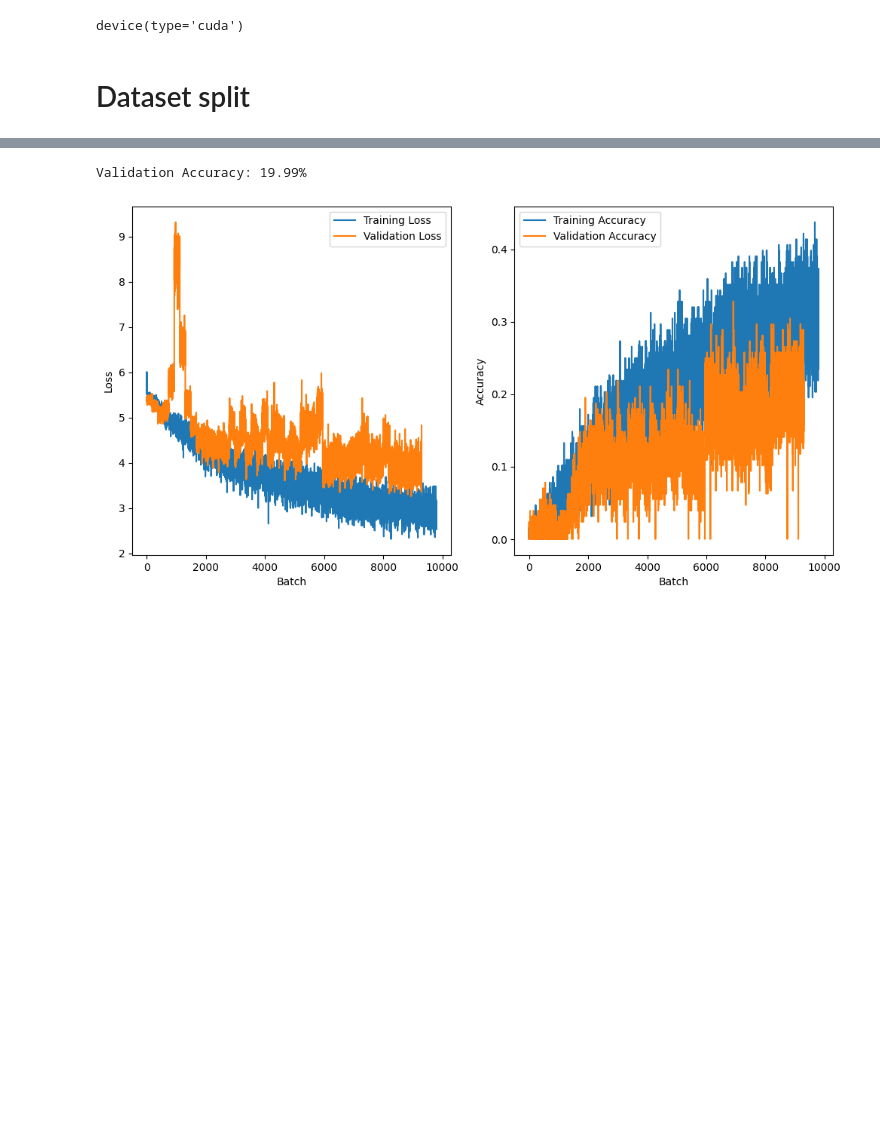
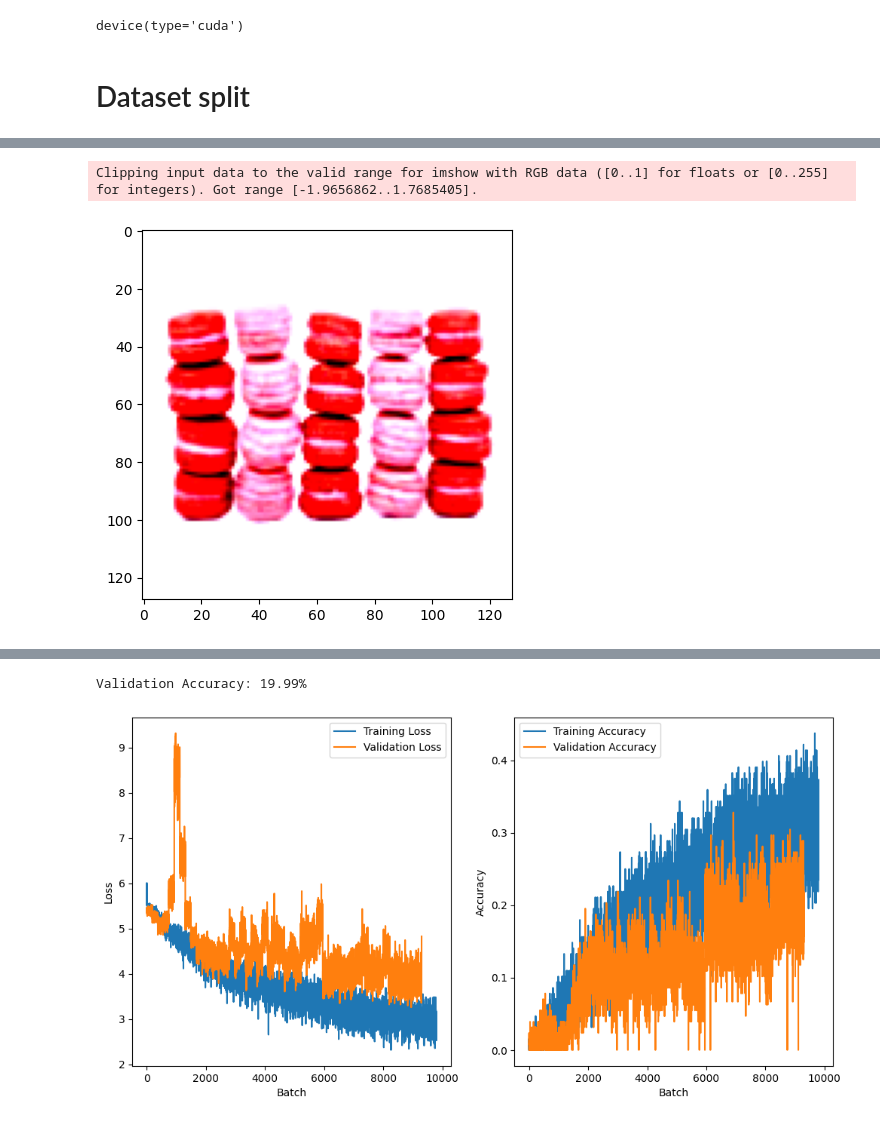
Before and after one commit to Alexd1303/FoodClassification, a Jupyter notebook: main.ipynb, the cells around one changed output, grey strips where cells are left out. Saved outputs shown, nothing was run; the diff lists cells and outputs as text; code cells hidden in the pictures; blank space fills up the shorter version.

```diff
--- a/main.ipynb
+++ b/main.ipynb
@@ -136 +142,12 @@ class SEBlock(nn.Module):
+# %%
+train_dataset = FoodDataset(reduced_train_df, 'train/train_set')
+image_train, label_train = train_dataset.__getitem__(0)
+
+plt.imshow(image_train.permute(1, 2, 0).numpy())
+
+val_dataset = FoodDataset(reduced_val_df, 'train/train_set')
+image_val, label_val = val_dataset.__getitem__(0)
+# %% [output]
+Clipping input data to the valid range for imshow with RGB data ([0..1] for floats or [0..255] for integers). Got range [-1.9656862..1.7685405].
+[figure, added]
 # %%
```
Also changed, not shown: parts of 12 cells of this notebook, 5 other files.
